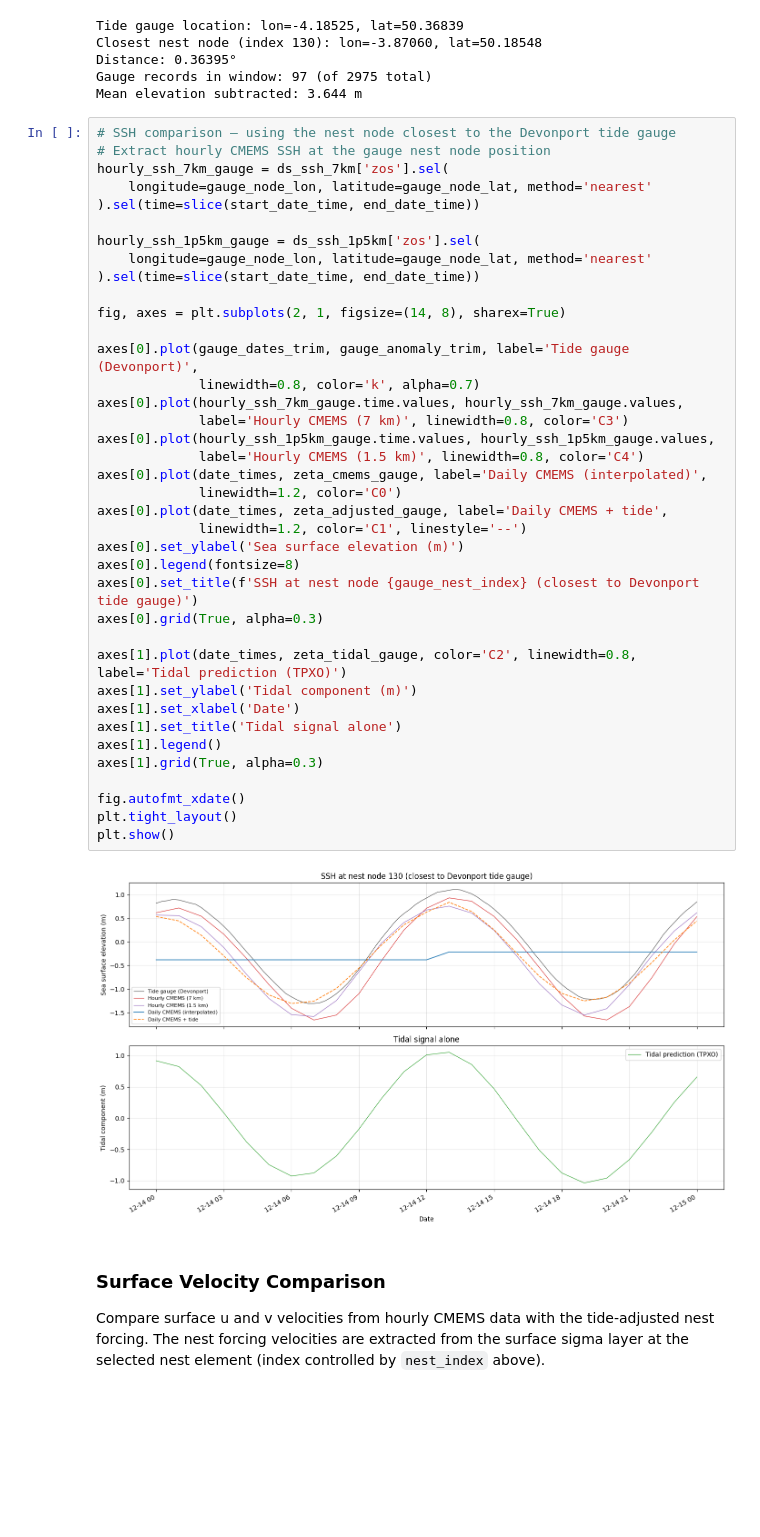
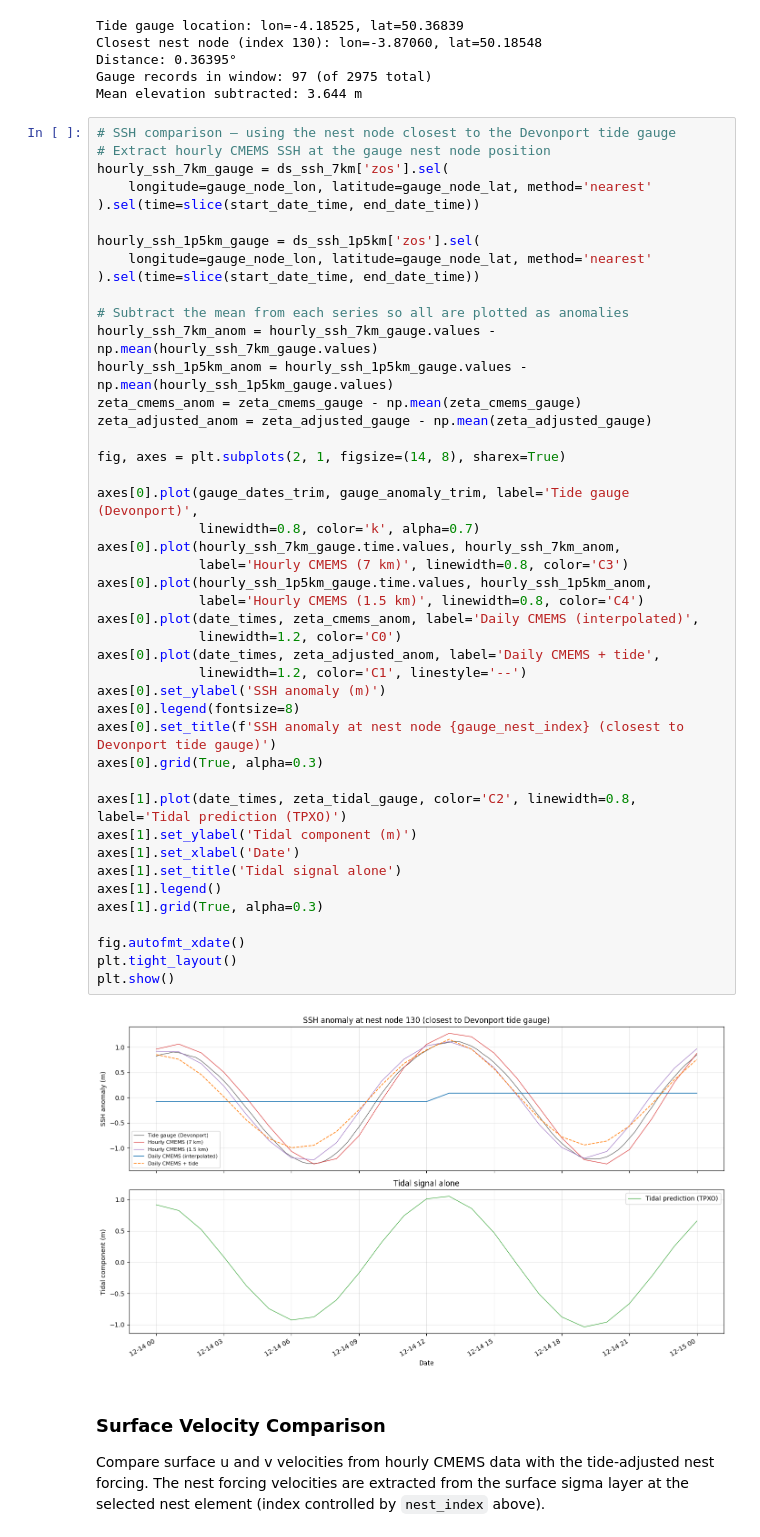
Before and after one commit to pmlmodelling/pyfvcom2, a Jupyter notebook: doc/source/cookbook/predict_tides_and_adjust_nest_forcing.ipynb, the cells around one changed output. Drawn from its saved outputs; the diff is of its cells as text; blank space fills up the shorter version.

Commit message:
Switch to plotting ssh anomalies

```diff
--- a/doc/source/cookbook/predict_tides_and_adjust_nest_forcing.ipynb
+++ b/doc/source/cookbook/predict_tides_and_adjust_nest_forcing.ipynb
@@ -551,40 +551,46 @@ Mean elevation subtracted: 3.644 m
 hourly_ssh_7km_gauge = ds_ssh_7km['zos'].sel(
     longitude=gauge_node_lon, latitude=gauge_node_lat, method='nearest'
 ).sel(time=slice(start_date_time, end_date_time))
 
 hourly_ssh_1p5km_gauge = ds_ssh_1p5km['zos'].sel(
     longitude=gauge_node_lon, latitude=gauge_node_lat, method='nearest'
 ).sel(time=slice(start_date_time, end_date_time))
 
+# Subtract the mean from each series so all are plotted as anomalies
+hourly_ssh_7km_anom = hourly_ssh_7km_gauge.values - np.mean(hourly_ssh_7km_gauge.values)
+hourly_ssh_1p5km_anom = hourly_ssh_1p5km_gauge.values - np.mean(hourly_ssh_1p5km_gauge.values)
+zeta_cmems_anom = zeta_cmems_gauge - np.mean(zeta_cmems_gauge)
+zeta_adjusted_anom = zeta_adjusted_gauge - np.mean(zeta_adjusted_gauge)
+
 fig, axes = plt.subplots(2, 1, figsize=(14, 8), sharex=True)
 
 axes[0].plot(gauge_dates_trim, gauge_anomaly_trim, label='Tide gauge (Devonport)',
              linewidth=0.8, color='k', alpha=0.7)
-axes[0].plot(hourly_ssh_7km_gauge.time.values, hourly_ssh_7km_gauge.values,
+axes[0].plot(hourly_ssh_7km_gauge.time.values, hourly_ssh_7km_anom,
              label='Hourly CMEMS (7 km)', linewidth=0.8, color='C3')
-axes[0].plot(hourly_ssh_1p5km_gauge.time.values, hourly_ssh_1p5km_gauge.values,
+axes[0].plot(hourly_ssh_1p5km_gauge.time.values, hourly_ssh_1p5km_anom,
              label='Hourly CMEMS (1.5 km)', linewidth=0.8, color='C4')
-axes[0].plot(date_times, zeta_cmems_gauge, label='Daily CMEMS (interpolated)',
+axes[0].plot(date_times, zeta_cmems_anom, label='Daily CMEMS (interpolated)',
              linewidth=1.2, color='C0')
-axes[0].plot(date_times, zeta_adjusted_gauge, label='Daily CMEMS + tide',
+axes[0].plot(date_times, zeta_adjusted_anom, label='Daily CMEMS + tide',
              linewidth=1.2, color='C1', linestyle='--')
-axes[0].set_ylabel('Sea surface elevation (m)')
+axes[0].set_ylabel('SSH anomaly (m)')
 axes[0].legend(fontsize=8)
-axes[0].set_title(f'SSH at nest node {gauge_nest_index} (closest to Devonport tide gauge)')
+axes[0].set_title(f'SSH anomaly at nest node {gauge_nest_index} (closest to Devonport tide gauge)')
 axes[0].grid(True, alpha=0.3)
 
 axes[1].plot(date_times, zeta_tidal_gauge, color='C2', linewidth=0.8, label='Tidal prediction (TPXO)')
 axes[1].set_ylabel('Tidal component (m)')
 axes[1].set_xlabel('Date')
 axes[1].set_title('Tidal signal alone')
 axes[1].legend()
 axes[1].grid(True, alpha=0.3)
 
 fig.autofmt_xdate()
 plt.tight_layout()
 plt.show()
 # %% [output]
-[figure, old version]
+[figure, new version]
 # %% [markdown]
 ### Surface Velocity Comparison
 
```
Also changed, not shown: parts of 1 cell of this notebook.
